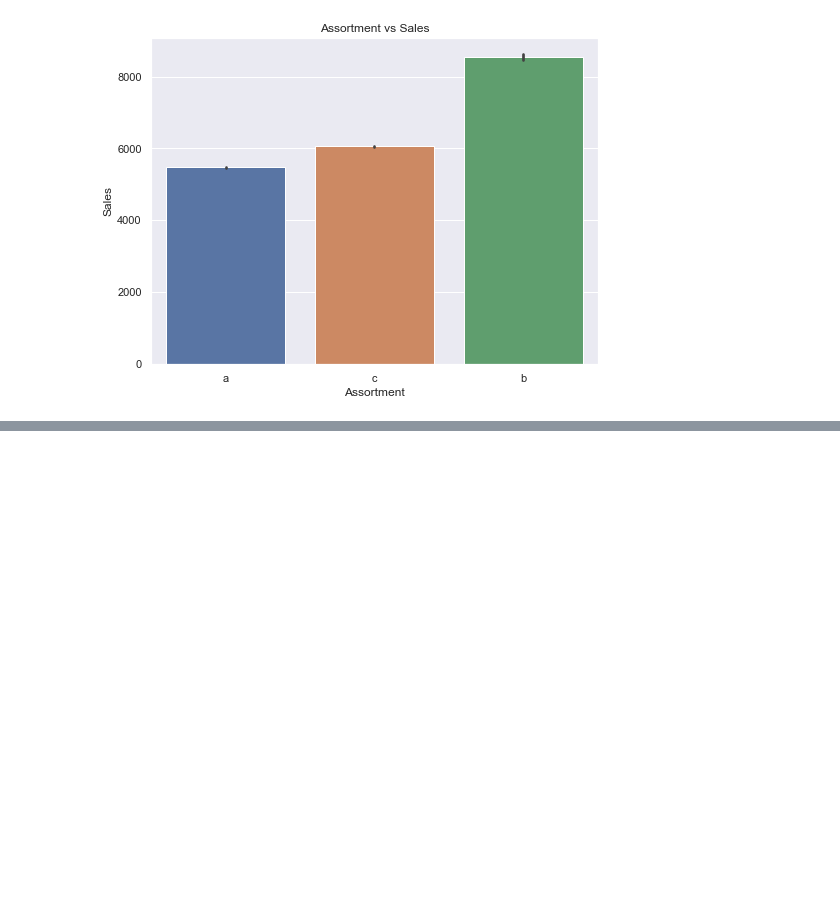
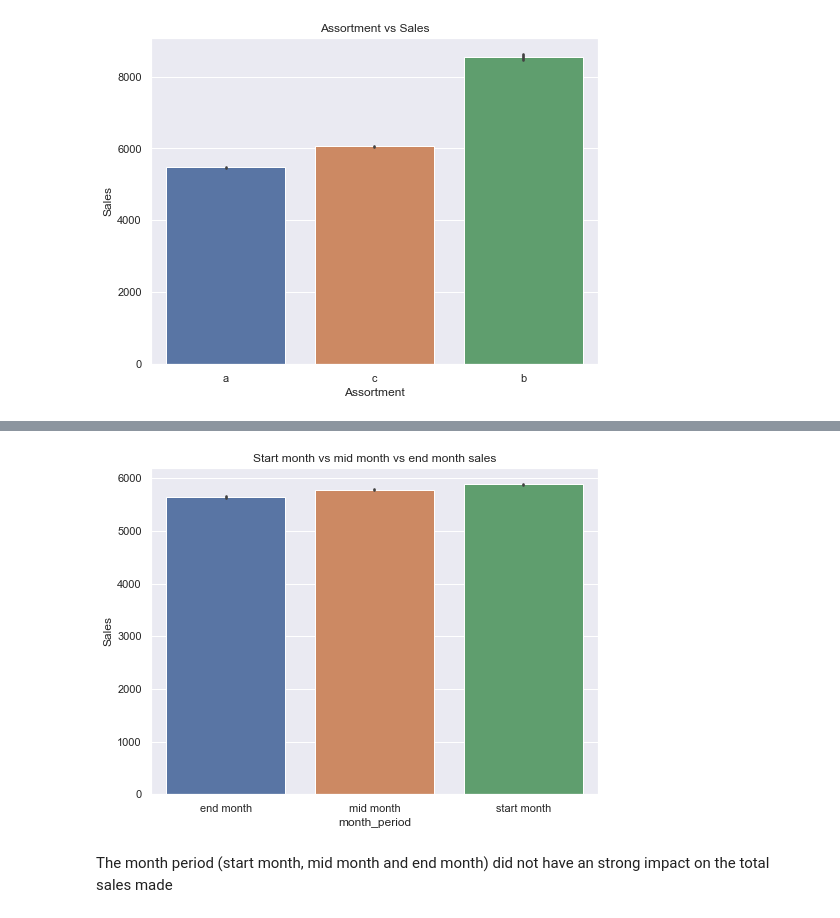
Before and after one commit to wakura-mbuya/Pharmaceutical-Sales-prediction, a Jupyter notebook: notebooks/EDA.ipynb, the cells around one changed output, grey strips where cells are left out. Saved outputs shown, nothing was run; the diff lists cells and outputs as text; code cells hidden in the pictures; blank space fills up the shorter version.

```diff
--- a/notebooks/EDA.ipynb
+++ b/notebooks/EDA.ipynb
@@ -334,0 +158,20 @@ plt.show()
+# %%
+def setMonthPeriod(date):
+    if date.day < 11:
+        return 'start month'
+    elif date.day <= 21:
+        return 'mid month'
+    else:
+        return 'end month'
+# %%
+def setMnth(df):
+    df['month_period'] = df['Date'].apply(setMonthPeriod)
+    return df
+# %%
+combined_train_df = setMnth(combined_train_df)
+sns.barplot(x='month_period', y='Sales', data=combined_train_df).set(title='Start month vs mid month vs end month sales')
+plt.show()
+# %% [output]
+[figure, added]
+# %% [markdown]
+The month period (start month, mid month and end month) did not have an strong impact on the total sales made
```
Also changed, not shown: parts of 36 cells of this notebook, 2 other files.
